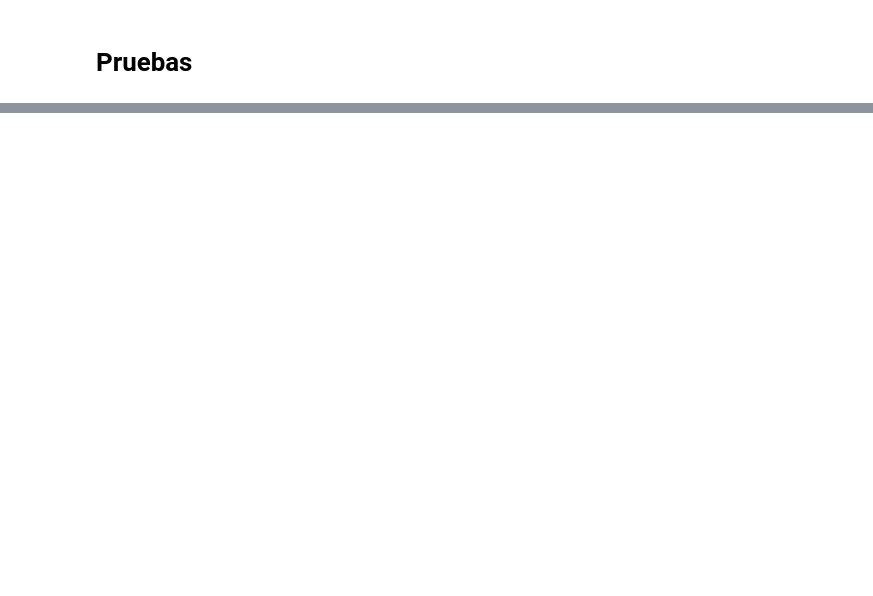
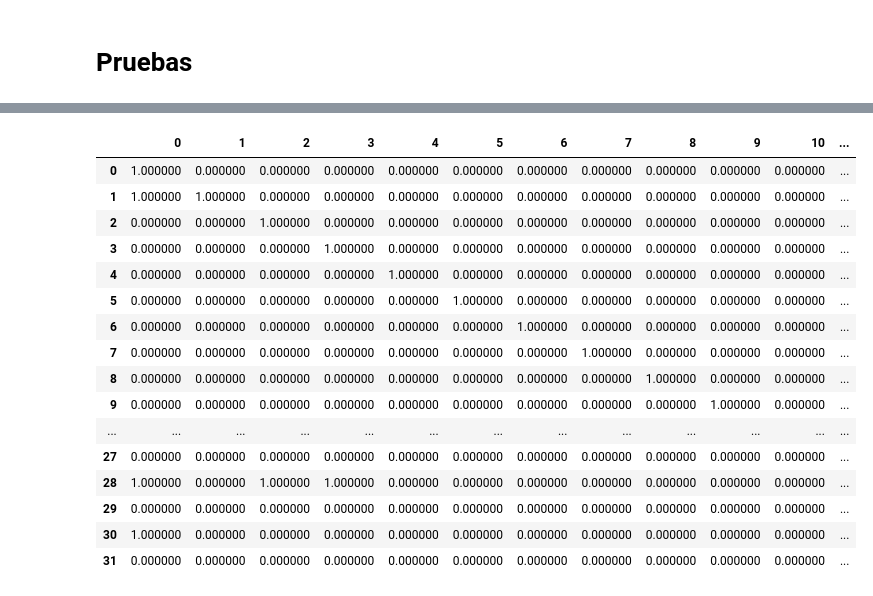
Before and after one commit to Sesped777/Proyecto_carretera, a Jupyter notebook: Busqueda_Carretera.ipynb, the cells around one changed output, grey strips where cells are left out. Saved outputs shown, nothing was run; the diff lists cells and outputs as text; code cells hidden in the pictures; blank space fills up the shorter version.

```diff
--- a/Busqueda_Carretera.ipynb
+++ b/Busqueda_Carretera.ipynb
@@ -135,0 +245,21 @@ i:1 j:12
+# %%
+from IPython.display import display
+display(pd.DataFrame(estado_sig).style.set_properties(**{'text-align': 'center'}))
+# %% [output]
+|  | 0 | 1 | 2 | 3 | 4 | 5 | 6 | 7 | 8 | 9 | 10 | ... |
+| 0 | 1.000000 | 0.000000 | 0.000000 | 0.000000 | 0.000000 | 0.000000 | 0.000000 | 0.000000 | 0.000000 | 0.000000 | 0.000000 | ... |
+| 1 | 1.000000 | 1.000000 | 0.000000 | 0.000000 | 0.000000 | 0.000000 | 0.000000 | 0.000000 | 0.000000 | 0.000000 | 0.000000 | ... |
+| 2 | 0.000000 | 0.000000 | 1.000000 | 0.000000 | 0.000000 | 0.000000 | 0.000000 | 0.000000 | 0.000000 | 0.000000 | 0.000000 | ... |
+| 3 | 0.000000 | 0.000000 | 0.000000 | 1.000000 | 0.000000 | 0.000000 | 0.000000 | 0.000000 | 0.000000 | 0.000000 | 0.000000 | ... |
+| 4 | 0.000000 | 0.000000 | 0.000000 | 0.000000 | 1.000000 | 0.000000 | 0.000000 | 0.000000 | 0.000000 | 0.000000 | 0.000000 | ... |
+| 5 | 0.000000 | 0.000000 | 0.000000 | 0.000000 | 0.000000 | 1.000000 | 0.000000 | 0.000000 | 0.000000 | 0.000000 | 0.000000 | ... |
+| 6 | 0.000000 | 0.000000 | 0.000000 | 0.000000 | 0.000000 | 0.000000 | 1.000000 | 0.000000 | 0.000000 | 0.000000 | 0.000000 | ... |
+| 7 | 0.000000 | 0.000000 | 0.000000 | 0.000000 | 0.000000 | 0.000000 | 0.000000 | 1.000000 | 0.000000 | 0.000000 | 0.000000 | ... |
+| 8 | 0.000000 | 0.000000 | 0.000000 | 0.000000 | 0.000000 | 0.000000 | 0.000000 | 0.000000 | 1.000000 | 0.000000 | 0.000000 | ... |
+| 9 | 0.000000 | 0.000000 | 0.000000 | 0.000000 | 0.000000 | 0.000000 | 0.000000 | 0.000000 | 0.000000 | 1.000000 | 0.000000 | ... |
+| ... | ... | ... | ... | ... | ... | ... | ... | ... | ... | ... | ... | ... |
+| 27 | 0.000000 | 0.000000 | 0.000000 | 0.000000 | 0.000000 | 0.000000 | 0.000000 | 0.000000 | 0.000000 | 0.000000 | 0.000000 | ... |
+| 28 | 1.000000 | 0.000000 | 1.000000 | 1.000000 | 0.000000 | 0.000000 | 0.000000 | 0.000000 | 0.000000 | 0.000000 | 0.000000 | ... |
+| 29 | 0.000000 | 0.000000 | 0.000000 | 0.000000 | 0.000000 | 0.000000 | 0.000000 | 0.000000 | 0.000000 | 0.000000 | 0.000000 | ... |
+| 30 | 1.000000 | 0.000000 | 0.000000 | 0.000000 | 0.000000 | 0.000000 | 0.000000 | 0.000000 | 0.000000 | 0.000000 | 0.000000 | ... |
+| 31 | 0.000000 | 0.000000 | 0.000000 | 0.000000 | 0.000000 | 0.000000 | 0.000000 | 0.000000 | 0.000000 | 0.000000 | 0.000000 | ... |
```
Also changed, not shown: parts of 12 cells of this notebook, 1 other file.
